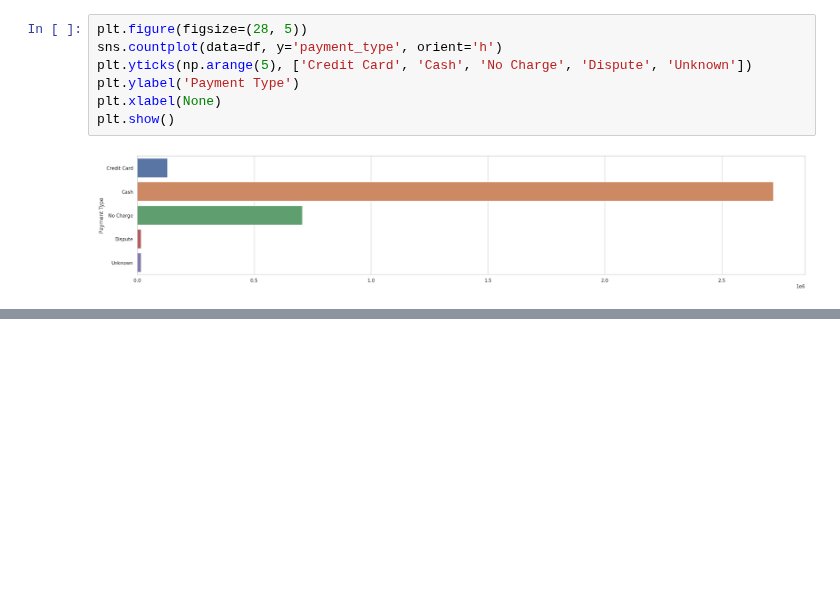
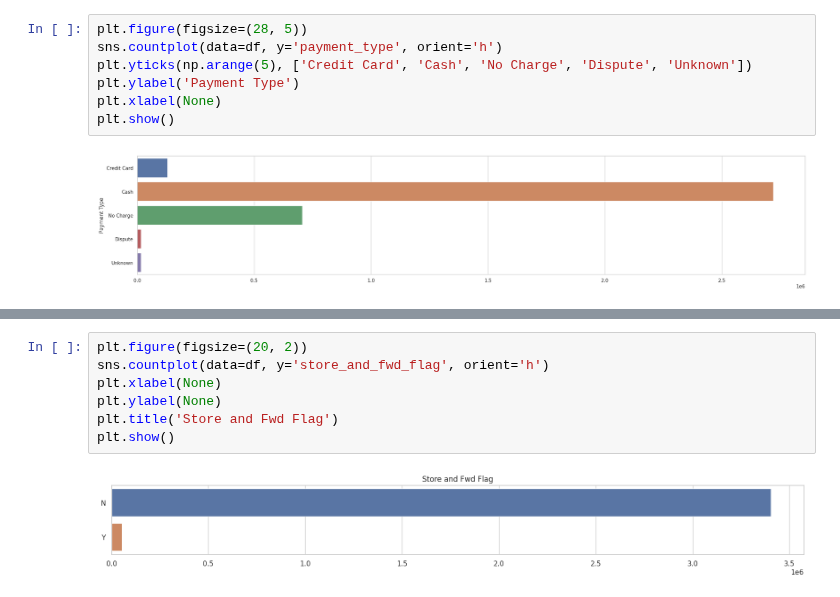
Before and after one commit to andres-mart/AnyoneAI, a Jupyter notebook: Proyecto_Final/analisis_bbdd.ipynb, the cells around one changed output, grey strips where cells are left out. Saved outputs shown, nothing was run; the diff lists cells and outputs as text; blank space fills up the shorter version.

```diff
--- a/Proyecto_Final/analisis_bbdd.ipynb
+++ b/Proyecto_Final/analisis_bbdd.ipynb
@@ -268,0 +320,9 @@ plt.show()
+# %%
+plt.figure(figsize=(20, 2))
+sns.countplot(data=df, y='store_and_fwd_flag', orient='h')
+plt.xlabel(None)
+plt.ylabel(None)
+plt.title('Store and Fwd Flag')
+plt.show()
+# %% [output]
+[figure, added]
```
Also changed, not shown: parts of 20 cells of this notebook.
